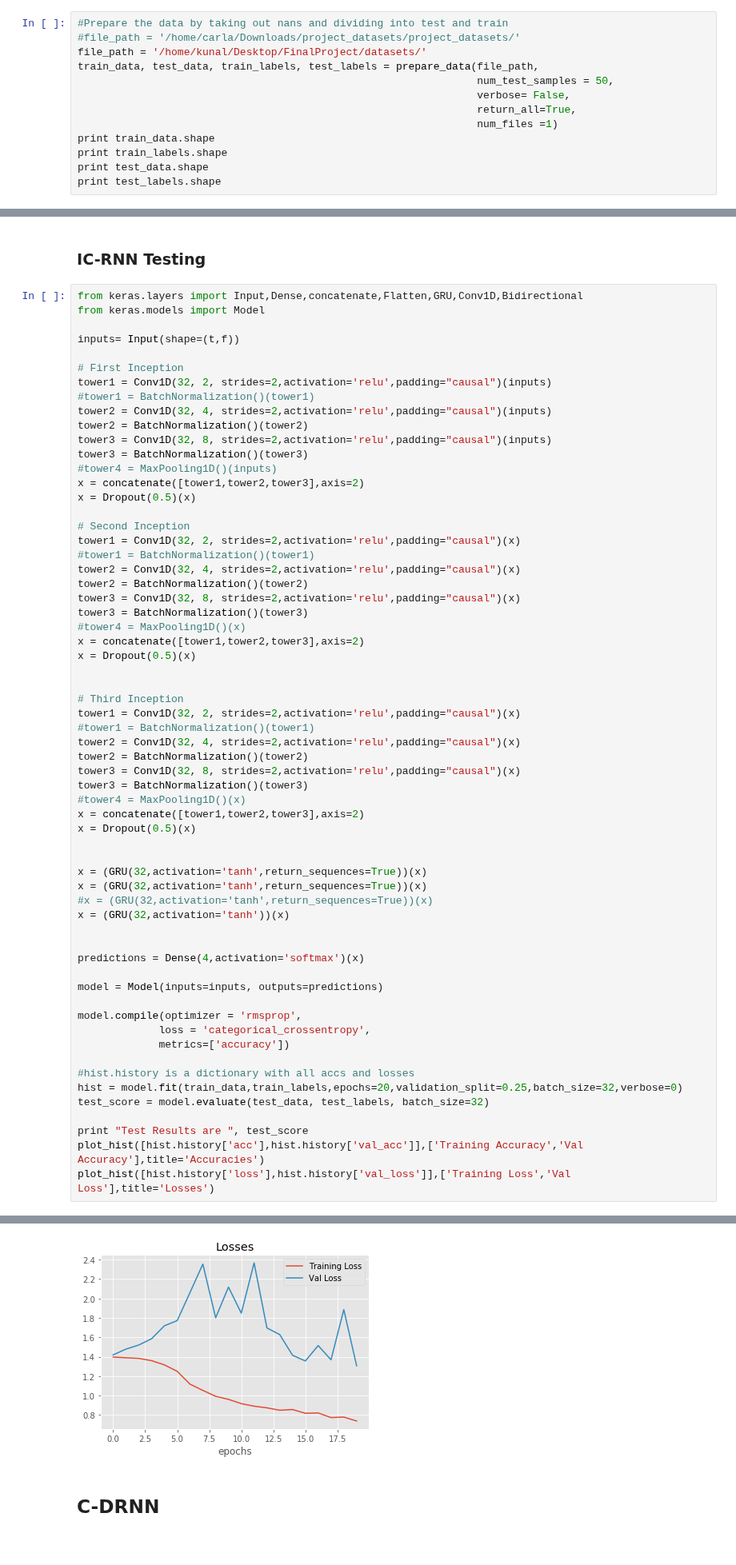
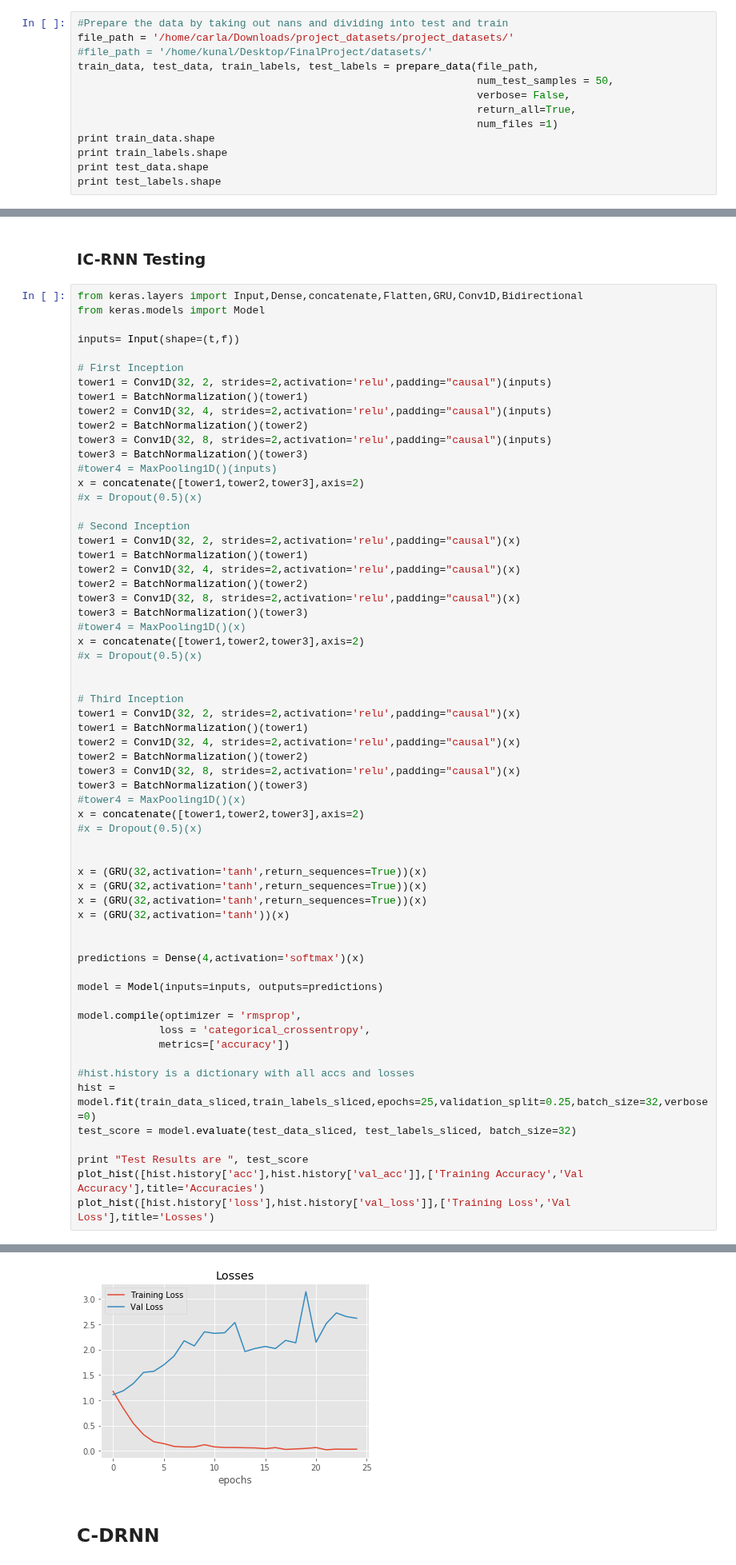
Before and after one commit to kunalpatel1793/Neural-Nets-Final-Project, a Jupyter notebook: Model.ipynb, the cells around one changed output, grey strips where cells are left out. Shown at 80% size. Drawn from its saved outputs; the diff is of its cells as text.

```diff
--- a/Model.ipynb
+++ b/Model.ipynb
@@ -72,7 +68,7 @@ bs, t, f = train_data.shape
 # %%
 #Prepare the data by taking out nans and dividing into test and train
-#file_path = '/home/carla/Downloads/project_datasets/project_datasets/'
-file_path = '/home/kunal/Desktop/FinalProject/datasets/'
+file_path = '/home/carla/Downloads/project_datasets/project_datasets/'
+#file_path = '/home/kunal/Desktop/FinalProject/datasets/'
 train_data, test_data, train_labels, test_labels = prepare_data(file_path,
                                                                 num_test_samples = 50,
                                                                 verbose= False,
@@ -495,42 +461,42 @@ inputs= Input(shape=(t,f))
 
 # First Inception
 tower1 = Conv1D(32, 2, strides=2,activation='relu',padding="causal")(inputs)
-#tower1 = BatchNormalization()(tower1)
+tower1 = BatchNormalization()(tower1)
 tower2 = Conv1D(32, 4, strides=2,activation='relu',padding="causal")(inputs)
 tower2 = BatchNormalization()(tower2)
 tower3 = Conv1D(32, 8, strides=2,activation='relu',padding="causal")(inputs)
 tower3 = BatchNormalization()(tower3)
 #tower4 = MaxPooling1D()(inputs)
 x = concatenate([tower1,tower2,tower3],axis=2)
-x = Dropout(0.5)(x)
+#x = Dropout(0.5)(x)
 
 # Second Inception
 tower1 = Conv1D(32, 2, strides=2,activation='relu',padding="causal")(x)
-#tower1 = BatchNormalization()(tower1)
+tower1 = BatchNormalization()(tower1)
 tower2 = Conv1D(32, 4, strides=2,activation='relu',padding="causal")(x)
 tower2 = BatchNormalization()(tower2)
 tower3 = Conv1D(32, 8, strides=2,activation='relu',padding="causal")(x)
 tower3 = BatchNormalization()(tower3)
 #tower4 = MaxPooling1D()(x)
 x = concatenate([tower1,tower2,tower3],axis=2)
-x = Dropout(0.5)(x)
+#x = Dropout(0.5)(x)
 
 
 # Third Inception
 tower1 = Conv1D(32, 2, strides=2,activation='relu',padding="causal")(x)
-#tower1 = BatchNormalization()(tower1)
+tower1 = BatchNormalization()(tower1)
 tower2 = Conv1D(32, 4, strides=2,activation='relu',padding="causal")(x)
 tower2 = BatchNormalization()(tower2)
 tower3 = Conv1D(32, 8, strides=2,activation='relu',padding="causal")(x)
 tower3 = BatchNormalization()(tower3)
 #tower4 = MaxPooling1D()(x)
 x = concatenate([tower1,tower2,tower3],axis=2)
-x = Dropout(0.5)(x)
+#x = Dropout(0.5)(x)
 
 
 x = (GRU(32,activation='tanh',return_sequences=True))(x)
 x = (GRU(32,activation='tanh',return_sequences=True))(x)
-#x = (GRU(32,activation='tanh',return_sequences=True))(x)
+x = (GRU(32,activation='tanh',return_sequences=True))(x)
 x = (GRU(32,activation='tanh'))(x)
 
 
@@ -543,8 +509,8 @@ model.compile(optimizer = 'rmsprop',
              metrics=['accuracy'])
 
 #hist.history is a dictionary with all accs and losses
-hist = model.fit(train_data,train_labels,epochs=20,validation_split=0.25,batch_size=32,verbose=0)
-test_score = model.evaluate(test_data, test_labels, batch_size=32)
+hist = model.fit(train_data_sliced,train_labels_sliced,epochs=25,validation_split=0.25,batch_size=32,verbose=0)
+test_score = model.evaluate(test_data_sliced, test_labels_sliced, batch_size=32)
 
 print "Test Results are ", test_score
 plot_hist([hist.history['acc'],hist.history['val_acc']],['Training Accuracy','Val Accuracy'],title='Accuracies')
@@ -556,4 +522,4 @@ Test Results are  [1.0994007132053376, 0.4920000009536743]
-[figure, old version]
+[figure, new version]
 # %% [markdown]
 ## C-DRNN
 # %%
```
Also changed, not shown: parts of 14 cells of this notebook, 2 other files.
